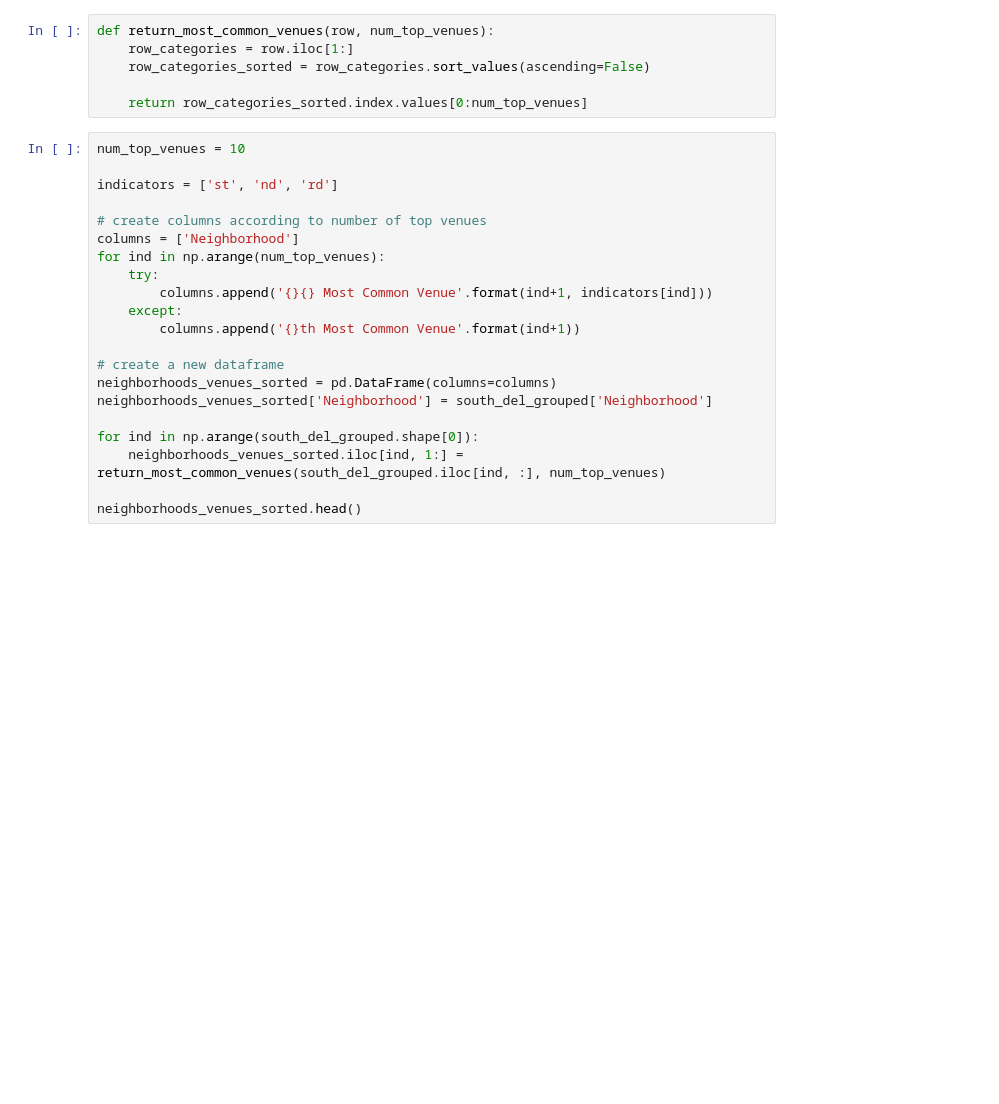
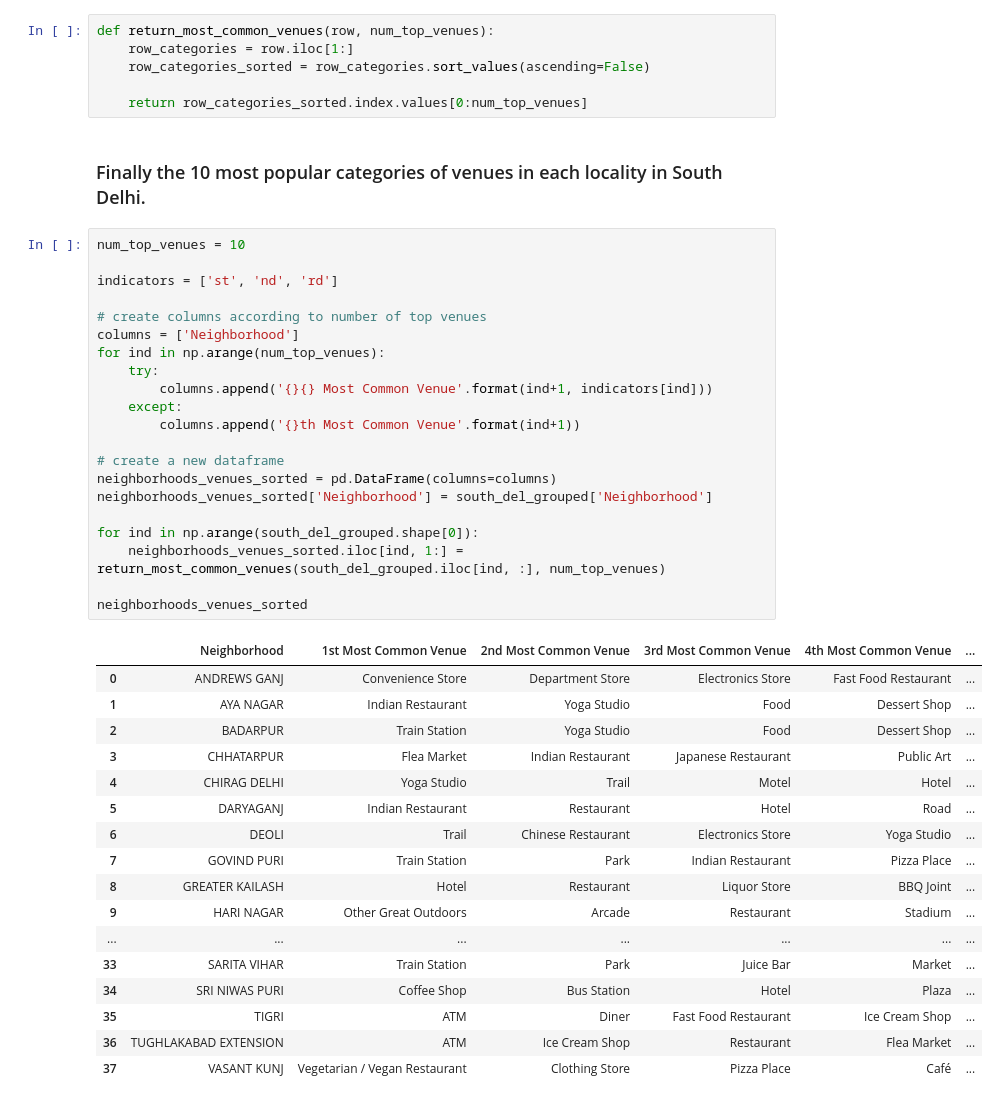
Before and after one commit to SamarthKodesia/machine_learning_capstone, a Jupyter notebook: Neighbourhood_analysis_delhi .ipynb, the cells around one changed output. Saved outputs shown, nothing was run; the diff lists cells and outputs as text; blank space fills up the shorter version.

Commit message:
Published from Watson Studio.

```diff
--- a/Neighbourhood_analysis_delhi .ipynb
+++ b/Neighbourhood_analysis_delhi .ipynb
@@ -481,24 +525,44 @@ def return_most_common_venues(row, num_top_venues):
     row_categories_sorted = row_categories.sort_values(ascending=False)
 
     return row_categories_sorted.index.values[0:num_top_venues]
+# %% [markdown]
+### Finally the 10 most popular categories of venues in each locality in South Delhi.
 # %%
 num_top_venues = 10
 
 indicators = ['st', 'nd', 'rd']
 
 # create columns according to number of top venues
 columns = ['Neighborhood']
 for ind in np.arange(num_top_venues):
     try:
         columns.append('{}{} Most Common Venue'.format(ind+1, indicators[ind]))
     except:
         columns.append('{}th Most Common Venue'.format(ind+1))
 
 # create a new dataframe
 neighborhoods_venues_sorted = pd.DataFrame(columns=columns)
 neighborhoods_venues_sorted['Neighborhood'] = south_del_grouped['Neighborhood']
 
 for ind in np.arange(south_del_grouped.shape[0]):
     neighborhoods_venues_sorted.iloc[ind, 1:] = return_most_common_venues(south_del_grouped.iloc[ind, :], num_top_venues)
 
-neighborhoods_venues_sorted.head()
+neighborhoods_venues_sorted
+# %% [output]
+|  | Neighborhood | 1st Most Common Venue | 2nd Most Common Venue | 3rd Most Common Venue | 4th Most Common Venue | ... |
+| 0 | ANDREWS GANJ | Convenience Store | Department Store | Electronics Store | Fast Food Restaurant | ... |
+| 1 | AYA NAGAR | Indian Restaurant | Yoga Studio | Food | Dessert Shop | ... |
+| 2 | BADARPUR | Train Station | Yoga Studio | Food | Dessert Shop | ... |
+| 3 | CHHATARPUR | Flea Market | Indian Restaurant | Japanese Restaurant | Public Art | ... |
+| 4 | CHIRAG DELHI | Yoga Studio | Trail | Motel | Hotel | ... |
+| 5 | DARYAGANJ | Indian Restaurant | Restaurant | Hotel | Road | ... |
+| 6 | DEOLI | Trail | Chinese Restaurant | Electronics Store | Yoga Studio | ... |
+| 7 | GOVIND PURI | Train Station | Park | Indian Restaurant | Pizza Place | ... |
+| 8 | GREATER KAILASH | Hotel | Restaurant | Liquor Store | BBQ Joint | ... |
+| 9 | HARI NAGAR | Other Great Outdoors | Arcade | Restaurant | Stadium | ... |
+| ... | ... | ... | ... | ... | ... | ... |
+| 33 | SARITA VIHAR | Train Station | Park | Juice Bar | Market | ... |
+| 34 | SRI NIWAS PURI | Coffee Shop | Bus Station | Hotel | Plaza | ... |
+| 35 | TIGRI | ATM | Diner | Fast Food Restaurant | Ice Cream Shop | ... |
+| 36 | TUGHLAKABAD EXTENSION | ATM | Ice Cream Shop | Restaurant | Flea Market | ... |
+| 37 | VASANT KUNJ | Vegetarian / Vegan Restaurant | Clothing Store | Pizza Place | Café | ... |
```
Also changed, not shown: parts of 21 cells of this notebook.
